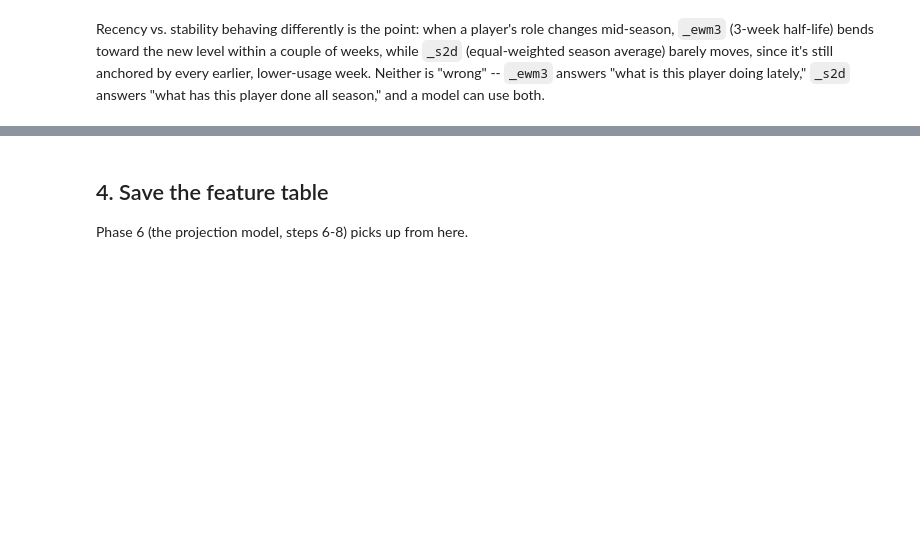
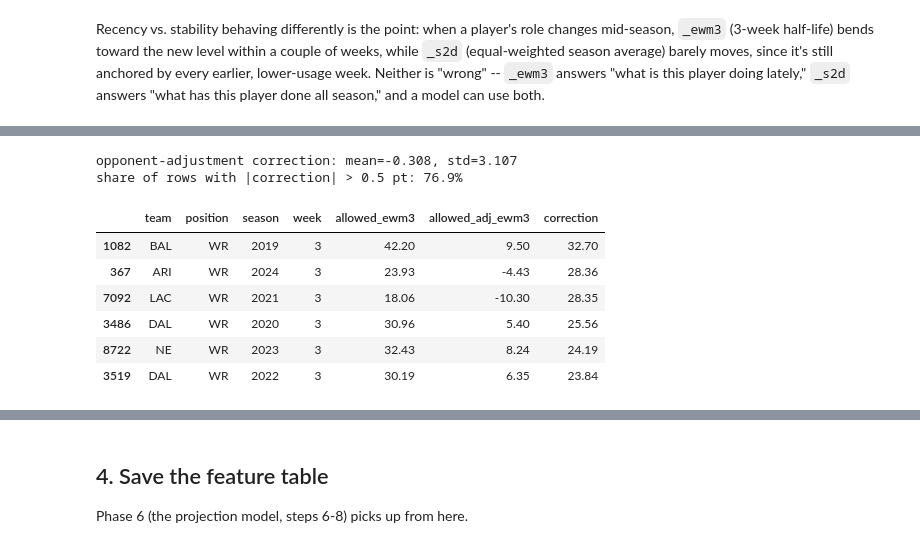
Before and after one commit to RohanBhavsar-git/fanteasy-notebook, a Jupyter notebook: notebooks/03_usage_features.ipynb, the cells around one changed output, grey strips where cells are left out. Drawn from its saved outputs; the diff is of its cells as text; code cells hidden in the pictures; blank space fills up the shorter version.

```diff
--- a/notebooks/03_usage_features.ipynb
+++ b/notebooks/03_usage_features.ipynb
@@ -539,0 +688,22 @@ answers "what has this player done all season," and a model can use both.
+# %%
+from src.usage import build_defense_strength_table
+
+defense_table = build_defense_strength_table(df, schedule)
+rows = defense_table.dropna(subset=['allowed_ewm3', 'allowed_adj_ewm3'])
+correction = rows['allowed_ewm3'] - rows['allowed_adj_ewm3']
+
+print(f"opponent-adjustment correction: mean={correction.mean():.3f}, std={correction.std():.3f}")
+print(f"share of rows with |correction| > 0.5 pt: {(correction.abs() > 0.5).mean():.1%}")
+
+biggest = rows.assign(correction=correction).reindex(correction.abs().sort_values(ascending=False).index).head(6)
+biggest[['team', 'position', 'season', 'week', 'allowed_ewm3', 'allowed_adj_ewm3', 'correction']].round(2)
+# %% [output]
+opponent-adjustment correction: mean=-0.308, std=3.107
+share of rows with |correction| > 0.5 pt: 76.9%
+|  | team | position | season | week | allowed_ewm3 | allowed_adj_ewm3 | correction |
+| 1082 | BAL | WR | 2019 | 3 | 42.20 | 9.50 | 32.70 |
+| 367 | ARI | WR | 2024 | 3 | 23.93 | -4.43 | 28.36 |
+| 7092 | LAC | WR | 2021 | 3 | 18.06 | -10.30 | 28.35 |
+| 3486 | DAL | WR | 2020 | 3 | 30.96 | 5.40 | 25.56 |
+| 8722 | NE | WR | 2023 | 3 | 32.43 | 8.24 | 24.19 |
+| 3519 | DAL | WR | 2022 | 3 | 30.19 | 6.35 | 23.84 |
```
Also changed, not shown: parts of 11 cells of this notebook, 9 other files.
